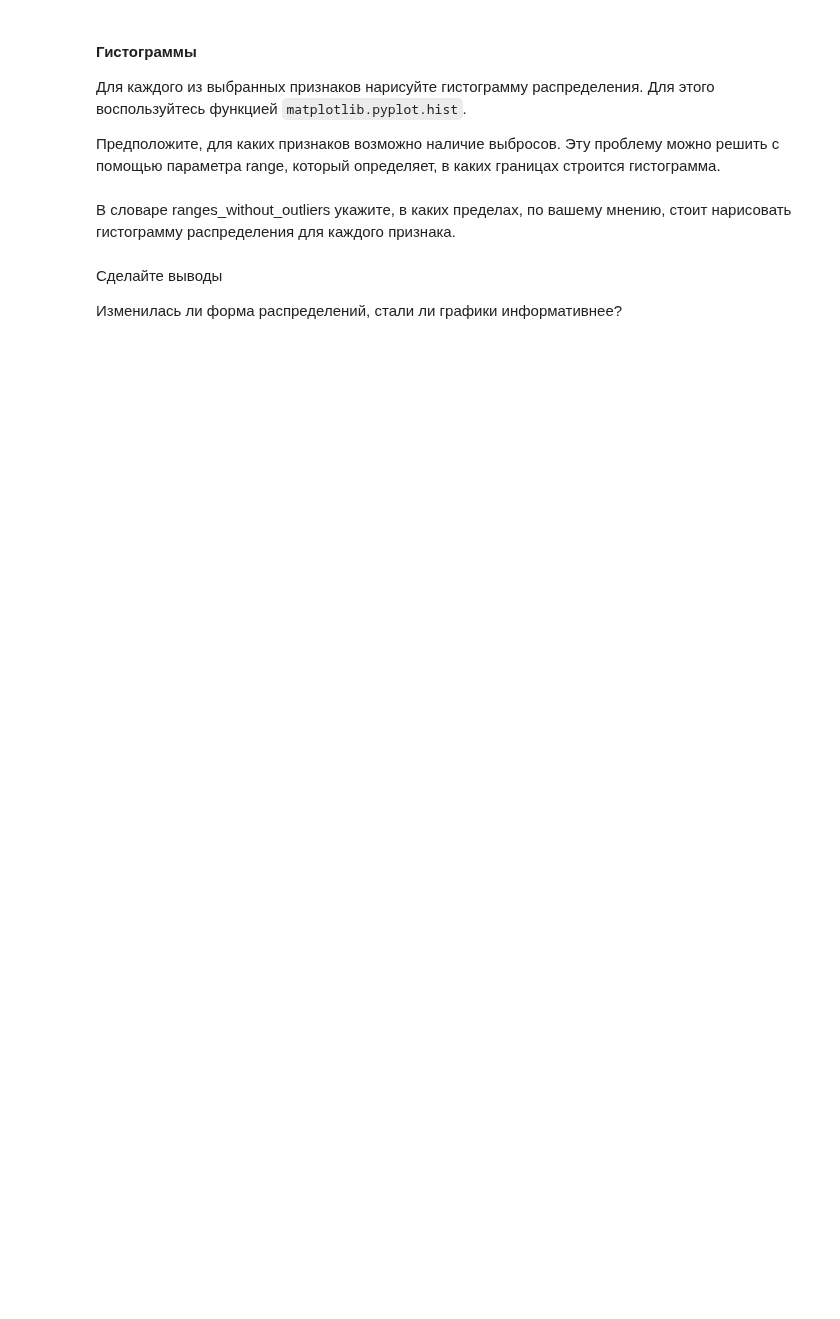
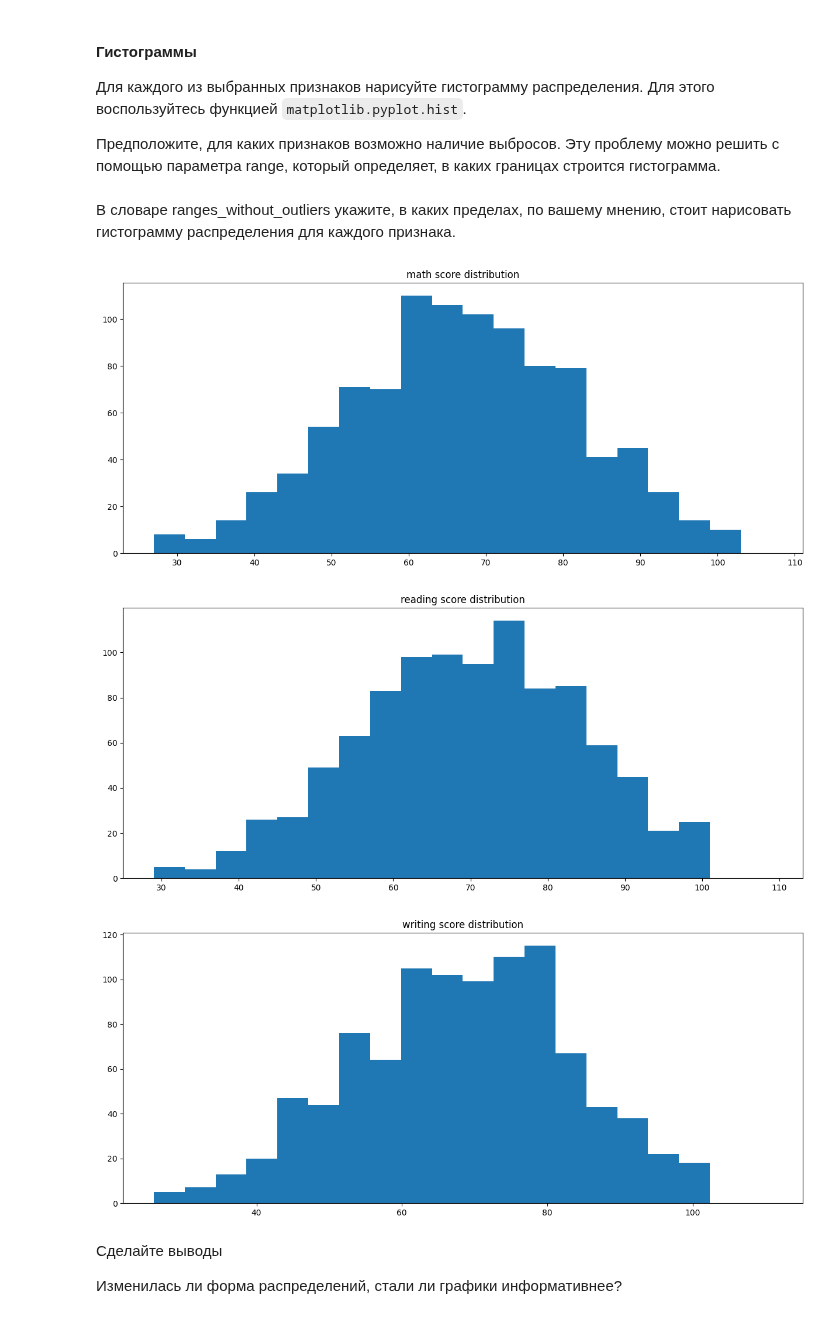
Before and after one commit to LezhninaYu/Polytech_tasks, a Jupyter notebook: LR3_scipy_stat.ipynb, the cells around one changed output. Drawn from its saved outputs; the diff is of its cells as text; code cells hidden in the pictures; blank space fills up the shorter version.

```diff
--- a/LR3_scipy_stat.ipynb
+++ b/LR3_scipy_stat.ipynb
@@ -134,3 +207,16 @@ df_chosen_columns = df[columns]
+# %%
+ms_q25, ms_q75 = df_chosen_columns['math score'].quantile(0.25), df_chosen_columns['math score'].quantile(0.75)
+ms_iqr = ms_q75 - ms_q25
+rs_q25, rs_q75 = df_chosen_columns['reading score'].quantile(0.25), df_chosen_columns['reading score'].quantile(0.75)
+rs_iqr = rs_q75 - rs_q25
+ws_q25, ws_q75 = df_chosen_columns['writing score'].quantile(0.25), df_chosen_columns['writing score'].quantile(0.75)
+ws_iqr = ws_q75 - ws_q25
+
+ranges_without_outliers = {
+    'math score' : (ms_q25 - (1.5 * ms_iqr), ms_q75 + (1.5 * ms_iqr)),
+    'reading score' : (rs_q25 - (1.5 * rs_iqr), rs_q75 + (1.5 * rs_iqr)),
+    'writing score' : (ws_q25 - (1.5 * ws_iqr), ws_q75 + (1.5 * ws_iqr))
+}
 # %% [markdown]
 #### Гистограммы
 
@@ -150,9 +236,13 @@ ranges_without_outliers_example = {
 # %%
 #Аналогично определите интервалы для исследуемых признаков
 for column, column_range in ranges_without_outliers.items():
     plt.figure(figsize=(15, 6))
-    plt.hist(<...>, range=column_range, bins=20)
+    plt.hist(df_chosen_columns[column], range=column_range, bins=20)
     plt.title(column + ' distribution')
+# %% [output]
+[figure, added]
+[figure, added]
+[figure, added]
 # %% [markdown]
 Сделайте выводы
 
```
Also changed, not shown: parts of 11 cells of this notebook, 1 other file.
